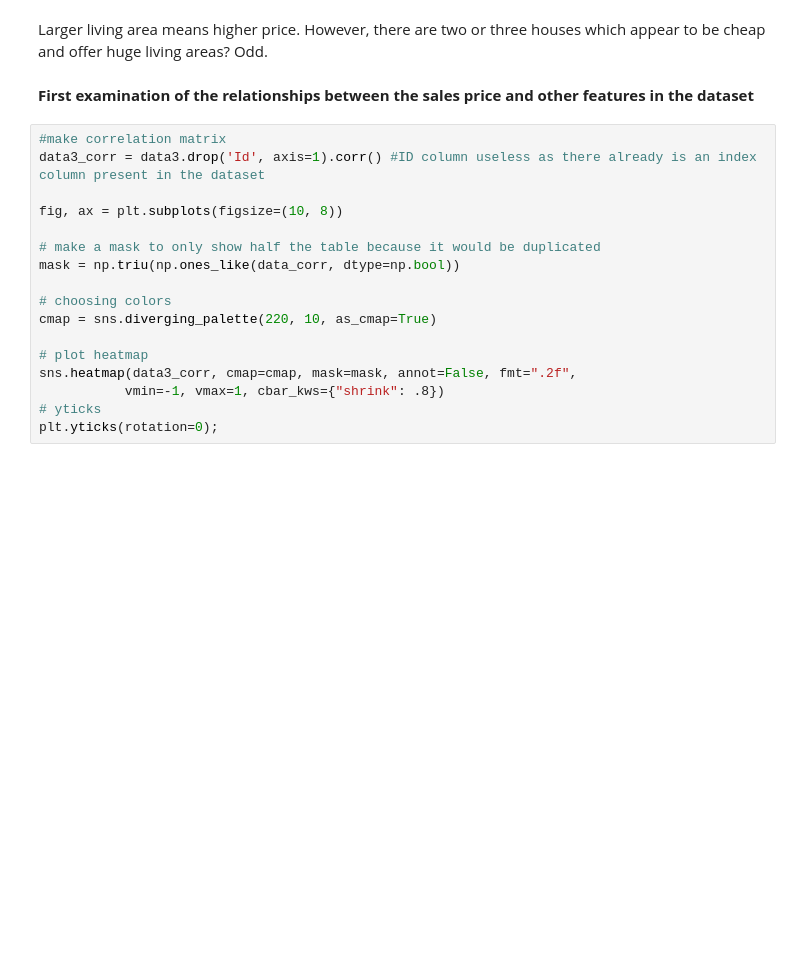
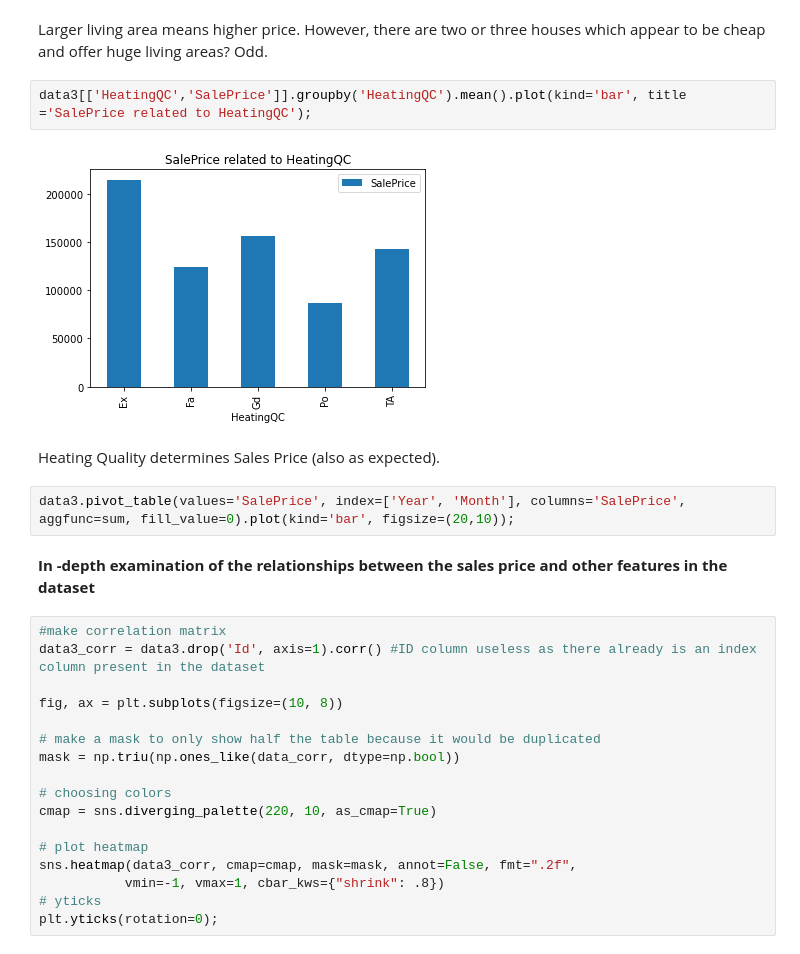
Before and after one commit to ta-data-mexpt/statistical-analysis-project, a Jupyter notebook: Statistical Analysis.ipynb, the cells around one changed output. Cells and saved outputs as stored; diff of their text form; blank space fills up the shorter version.

```diff
--- a/Statistical Analysis.ipynb
+++ b/Statistical Analysis.ipynb
@@ -207,8 +207,16 @@ plt.title('GrLivArea vs. SalePrice\n', size=18);
 [figure]
 # %% [markdown]
 Larger living area means higher price. However, there are two or three houses which appear to be cheap and offer huge living areas? Odd.
+# %%
+data3[['HeatingQC','SalePrice']].groupby('HeatingQC').mean().plot(kind='bar', title ='SalePrice related to HeatingQC');
+# %% [output]
+[figure, added]
+# %% [markdown]
+Heating Quality determines Sales Price (also as expected).
+# %%
+data3.pivot_table(values='SalePrice', index=['Year', 'Month'], columns='SalePrice', aggfunc=sum, fill_value=0).plot(kind='bar', figsize=(20,10));
 # %% [markdown]
-**First examination of the relationships between the sales price and other features in the dataset**
+**In -depth examination of the relationships between the sales price and other features in the dataset**
 # %%
 #make correlation matrix
 data3_corr = data3.drop('Id', axis=1).corr() #ID column useless as there already is an index column present in the dataset
```
